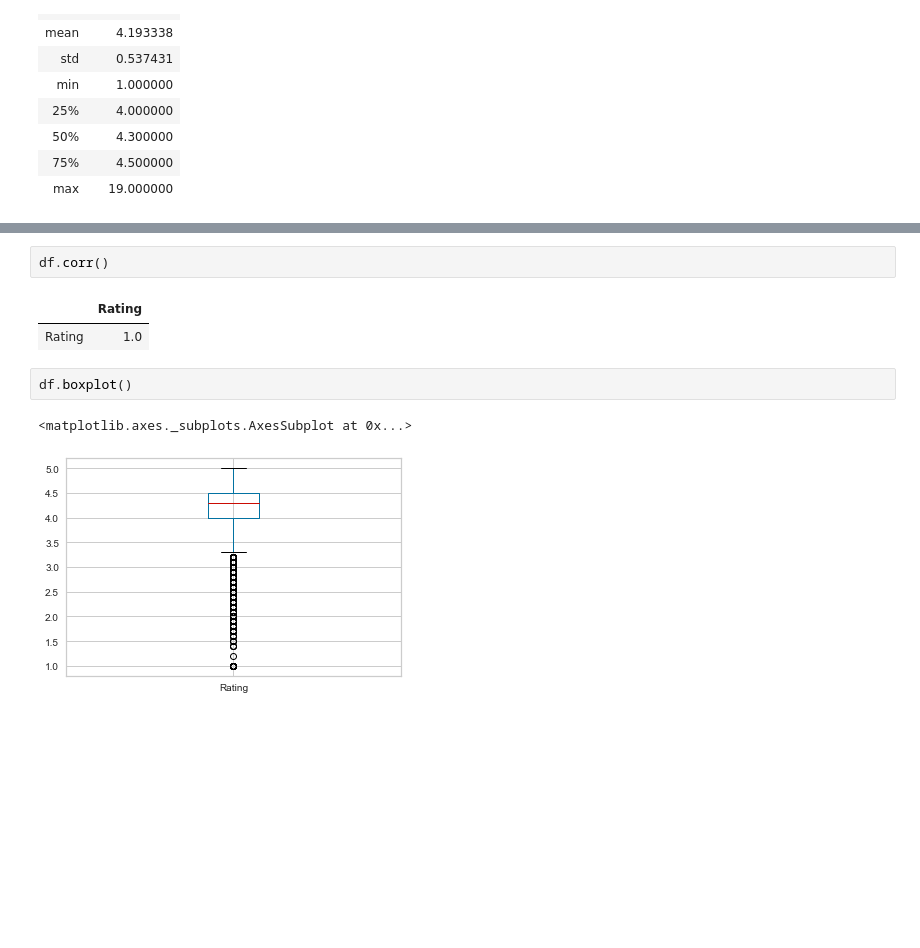
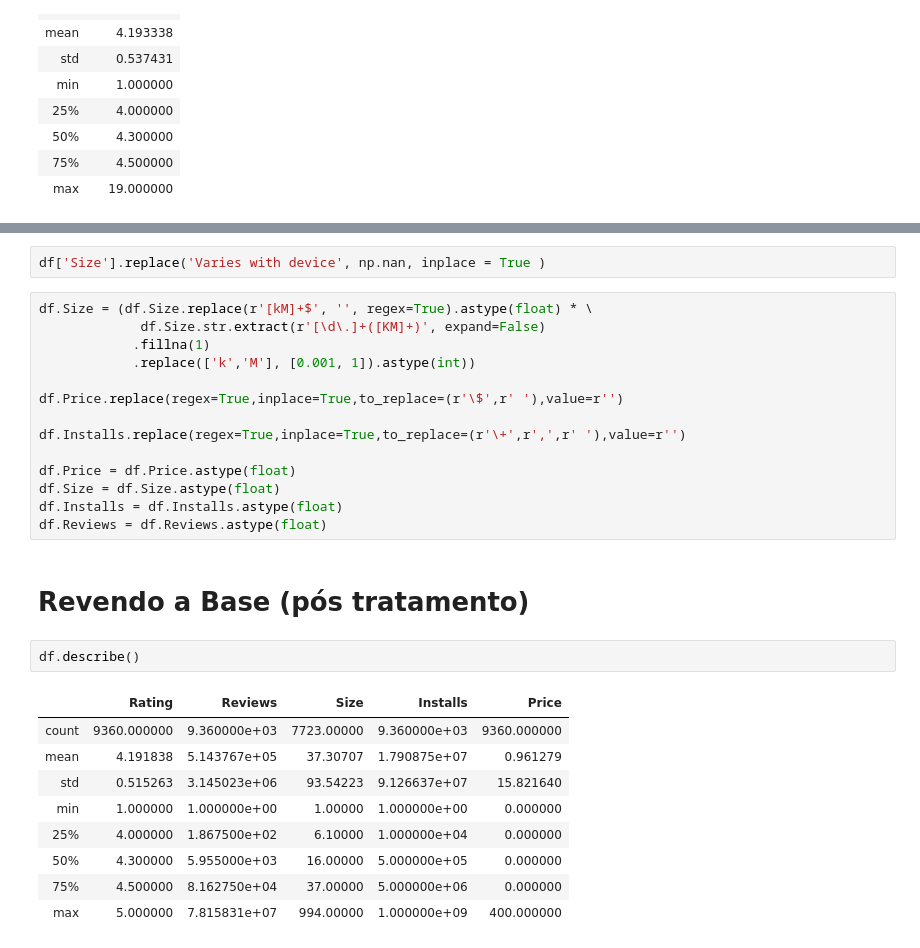
Before and after one commit to ArtFicer/PGCC-MQ, a Jupyter notebook: MQFinal/MQFinal.ipynb, the cells around one changed output, grey strips where cells are left out. Drawn from its saved outputs; the diff is of its cells as text; blank space fills up the shorter version.

```diff
--- a/MQFinal/MQFinal.ipynb
+++ b/MQFinal/MQFinal.ipynb
@@ -176,10 +180,30 @@ dtype: int64
+# %%
+df['Size'].replace('Varies with device', np.nan, inplace = True )
+# %%
+df.Size = (df.Size.replace(r'[kM]+$', '', regex=True).astype(float) * \
+             df.Size.str.extract(r'[\d\.]+([KM]+)', expand=False)
+            .fillna(1)
+            .replace(['k','M'], [0.001, 1]).astype(int))
+
+df.Price.replace(regex=True,inplace=True,to_replace=(r'\$',r' '),value=r'')
+
+df.Installs.replace(regex=True,inplace=True,to_replace=(r'\+',r',',r' '),value=r'')
+
+df.Price = df.Price.astype(float)
+df.Size = df.Size.astype(float)
+df.Installs = df.Installs.astype(float)
+df.Reviews = df.Reviews.astype(float)
+# %% [markdown]
+# Revendo a Base (pós tratamento)
 # %%
-df.corr()
+df.describe()
 # %% [output]
-|  | Rating |
-| Rating | 1.0 |
+|  | Rating | Reviews | Size | Installs | Price |
+| count | 9360.000000 | 9.360000e+03 | 7723.00000 | 9.360000e+03 | 9360.000000 |
+| mean | 4.191838 | 5.143767e+05 | 37.30707 | 1.790875e+07 | 0.961279 |
+| std | 0.515263 | 3.145023e+06 | 93.54223 | 9.126637e+07 | 15.821640 |
+| min | 1.000000 | 1.000000e+00 | 1.00000 | 1.000000e+00 | 0.000000 |
+| 25% | 4.000000 | 1.867500e+02 | 6.10000 | 1.000000e+04 | 0.000000 |
+| 50% | 4.300000 | 5.955000e+03 | 16.00000 | 5.000000e+05 | 0.000000 |
+| 75% | 4.500000 | 8.162750e+04 | 37.00000 | 5.000000e+06 | 0.000000 |
+| max | 5.000000 | 7.815831e+07 | 994.00000 | 1.000000e+09 | 400.000000 |
-# %%
-df.boxplot()
-# %% [output]
-<matplotlib.axes._subplots.AxesSubplot at 0x...>
-[figure, removed]
```
Also changed, not shown: parts of 25 cells of this notebook, 2 other files.
